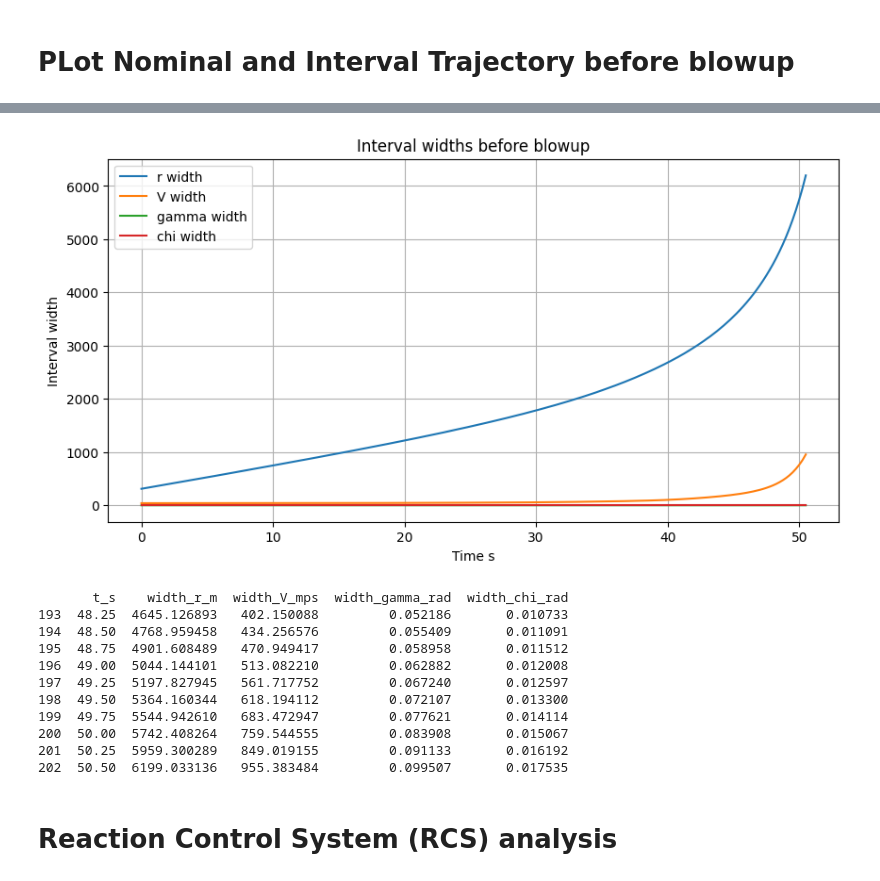
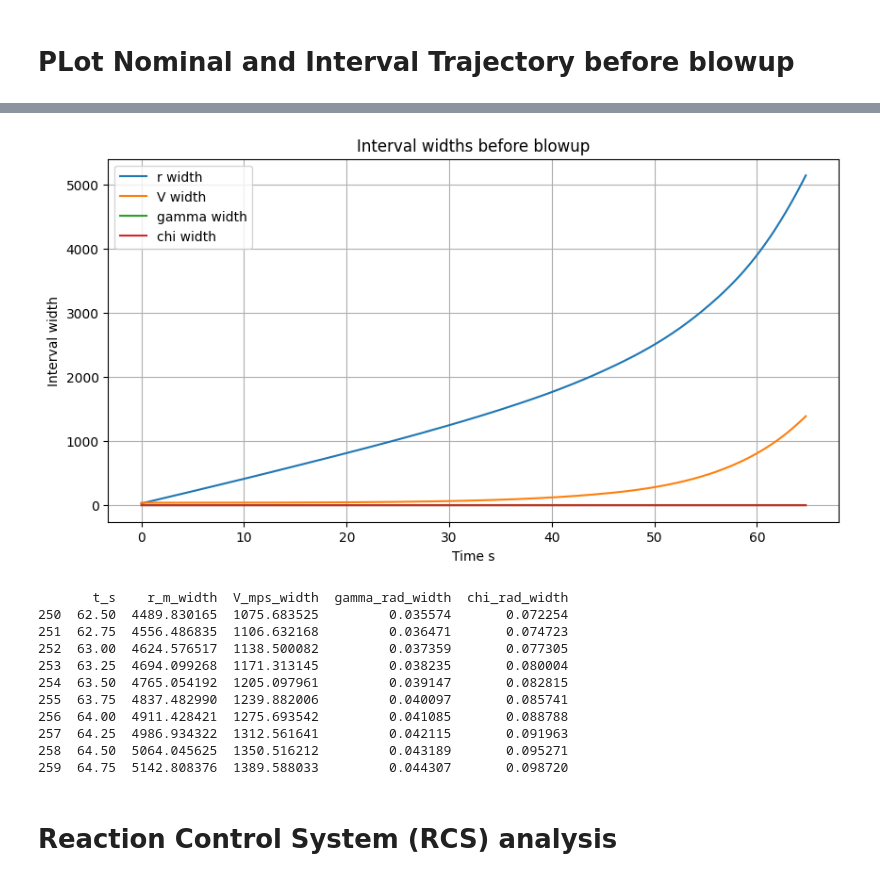
Before and after one commit to rk0604/ReEntryAI, a Jupyter notebook: StochasticEntrySim/interval_ReEntry3.ipynb, the cells around one changed output, grey strips where cells are left out. Drawn from its saved outputs; the diff is of its cells as text; code cells hidden in the pictures.

```diff
--- a/StochasticEntrySim/interval_ReEntry3.ipynb
+++ b/StochasticEntrySim/interval_ReEntry3.ipynb
@@ -347,7 +309,7 @@ x_nominal = [
     constants.RADIUS_EARTH + 80_000.0,
     math.radians(0.0),
     math.radians(0.0),
-    7_500.0,
+    6_500.0,
     math.radians(-5.5),
     math.radians(90.0),
 ]
@@ -1558,40 +2450,38 @@ Last safe cos gamma 0.9751086756919419
 # %%
 # Show interval widths directly so they are not hidden by the large nominal scales
 
 plt.figure(figsize=(10, 5))
-plt.plot(df_pre_blowup["t_s"], df_pre_blowup["width_r_m"], label="r width")
-plt.plot(df_pre_blowup["t_s"], df_pre_blowup["width_V_mps"], label="V width")
-plt.plot(df_pre_blowup["t_s"], df_pre_blowup["width_gamma_rad"], label="gamma width")
-plt.plot(df_pre_blowup["t_s"], df_pre_blowup["width_chi_rad"], label="chi width")
+plt.plot(df_pre_blowup["t_s"], df_pre_blowup["r_m_width"], label="r width")
+plt.plot(df_pre_blowup["t_s"], df_pre_blowup["V_mps_width"], label="V width")
+plt.plot(df_pre_blowup["t_s"], df_pre_blowup["gamma_rad_width"], label="gamma width")
+plt.plot(df_pre_blowup["t_s"], df_pre_blowup["chi_rad_width"], label="chi width")
 plt.xlabel("Time s")
 plt.ylabel("Interval width")
 plt.title("Interval widths before blowup")
 plt.legend()
 plt.grid(True)
 plt.show()
 
-print(df_pre_blowup[
-    [
-        "t_s",
-        "width_r_m",
-        "width_V_mps",
-        "width_gamma_rad",
-        "width_chi_rad",
-    ]
-].tail(10))
+print(df_pre_blowup[[
+    "t_s",
+    "r_m_width",
+    "V_mps_width",
+    "gamma_rad_width",
+    "chi_rad_width"
+]].tail(10))
 # %% [output]
-[figure, old version]
+[figure, new version]
-       t_s    width_r_m  width_V_mps  width_gamma_rad  width_chi_rad
-193  48.25  4645.126893   402.150088         0.052186       0.010733
-194  48.50  4768.959458   434.256576         0.055409       0.011091
-195  48.75  4901.608489   470.949417         0.058958       0.011512
-196  49.00  5044.144101   513.082210         0.062882       0.012008
-197  49.25  5197.827945   561.717752         0.067240       0.012597
-198  49.50  5364.160344   618.194112         0.072107       0.013300
-199  49.75  5544.942610   683.472947         0.077621       0.014114
-200  50.00  5742.408264   759.544555         0.083908       0.015067
-201  50.25  5959.300289   849.019155         0.091133       0.016192
-202  50.50  6199.033136   955.383484         0.099507       0.017535
+       t_s    r_m_width  V_mps_width  gamma_rad_width  chi_rad_width
+250  62.50  4489.830165  1075.683525         0.035574       0.072254
+251  62.75  4556.486835  1106.632168         0.036471       0.074723
+252  63.00  4624.576517  1138.500082         0.037359       0.077305
+253  63.25  4694.099268  1171.313145         0.038235       0.080004
+254  63.50  4765.054192  1205.097961         0.039147       0.082815
+255  63.75  4837.482990  1239.882006         0.040097       0.085741
+256  64.00  4911.428421  1275.693542         0.041085       0.088788
+257  64.25  4986.934322  1312.561641         0.042115       0.091963
+258  64.50  5064.045625  1350.516212         0.043189       0.095271
+259  64.75  5142.808376  1389.588033         0.044307       0.098720
 # %% [markdown]
 # Reaction Control System (RCS) analysis
 # %%
```
Also changed, not shown: parts of 46 cells of this notebook, 12 other files.
